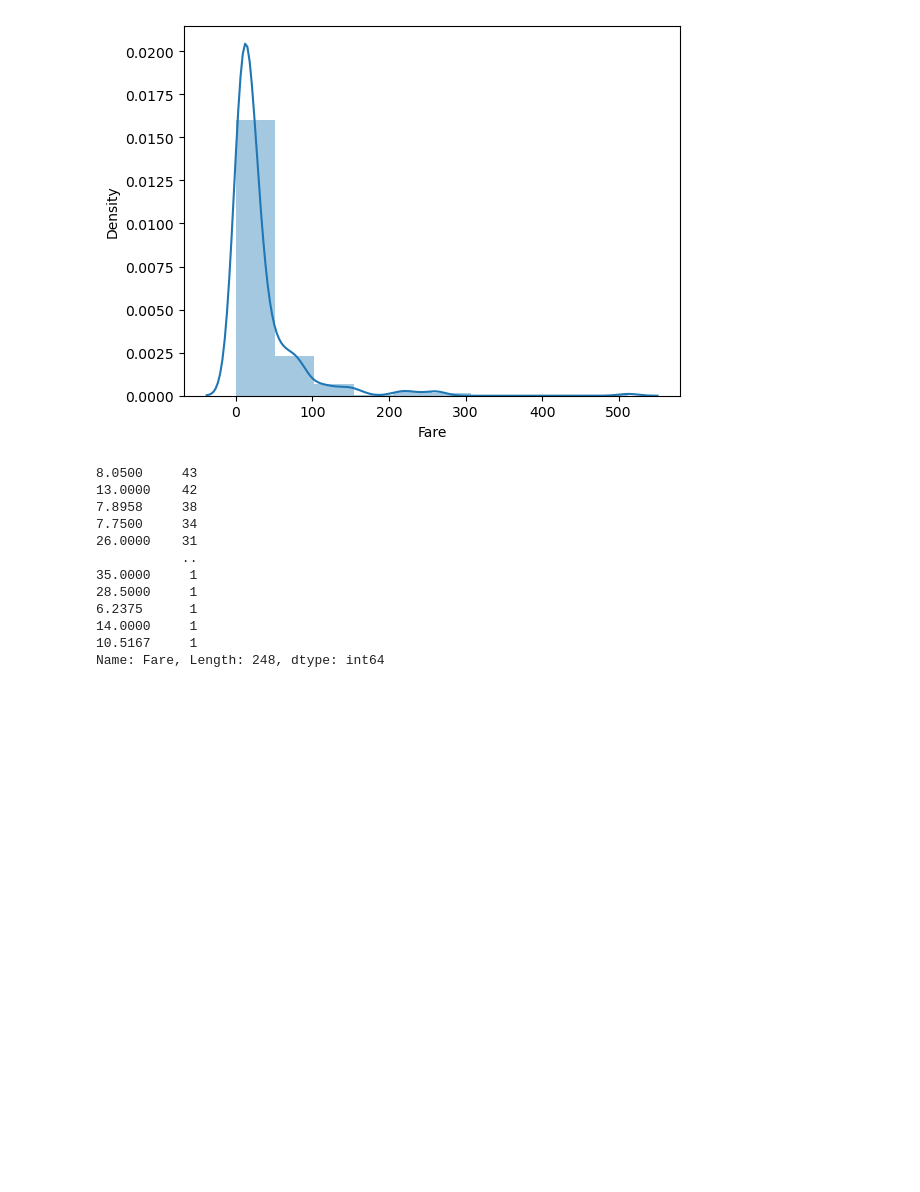
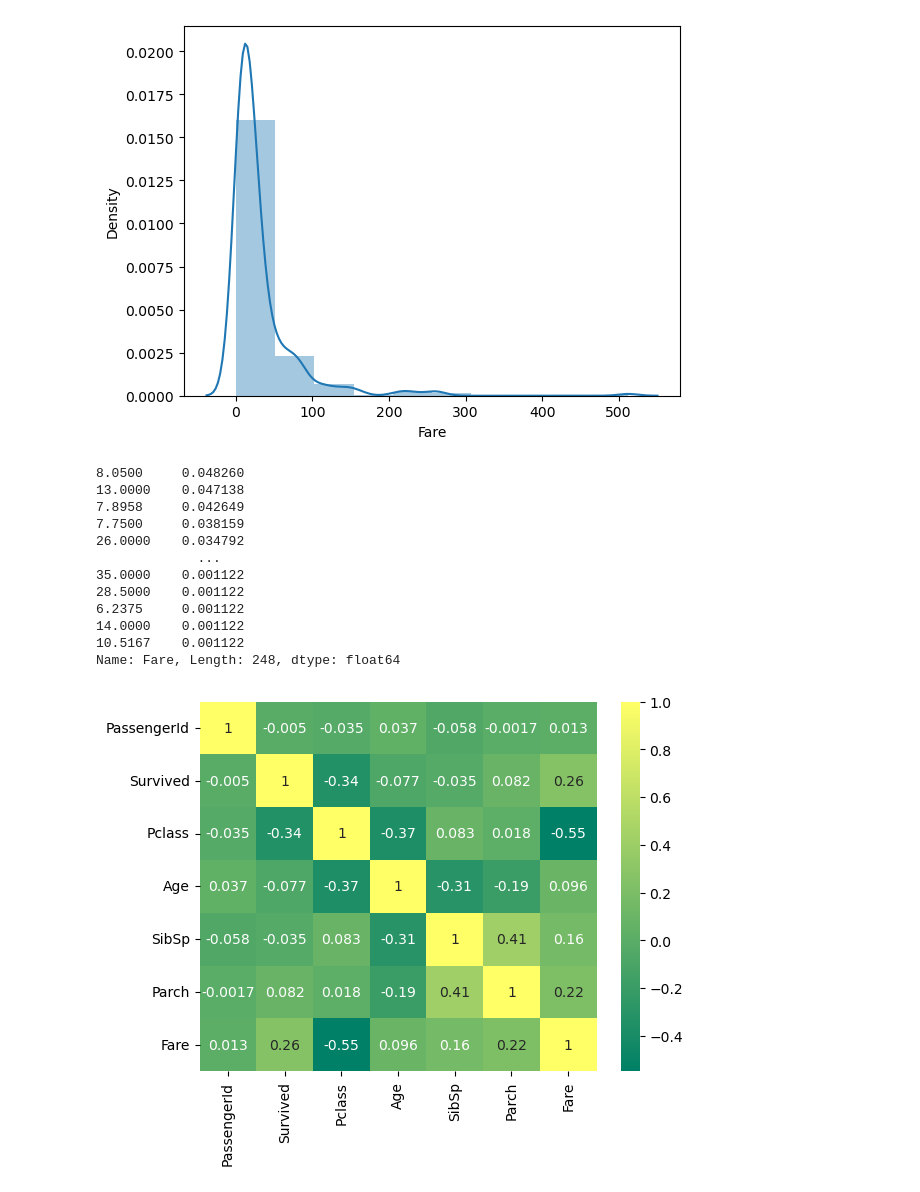
Before and after one commit to pipipik/skillup_01, a Jupyter notebook: DAY7/20240210_DAY7.ipynb, the cells around one changed output. Saved outputs shown, nothing was run; the diff lists cells and outputs as text; code cells hidden in the pictures; blank space fills up the shorter version.

```diff
--- a/DAY7/20240210_DAY7.ipynb
+++ b/DAY7/20240210_DAY7.ipynb
@@ -50,17 +50,22 @@ plt.show()
 # %% [output]
 [figure]
 # %%
-train["Fare"].value_counts()
+train["Fare"].value_counts(15)
 # %% [output]
-8.0500     43
-13.0000    42
-7.8958     38
-7.7500     34
-26.0000    31
-           ..
-35.0000     1
-28.5000     1
-6.2375      1
-14.0000     1
-10.5167     1
-Name: Fare, Length: 248, dtype: int64
+8.0500     0.048260
+13.0000    0.047138
+7.8958     0.042649
+7.7500     0.038159
+26.0000    0.034792
+             ...
+35.0000    0.001122
+28.5000    0.001122
+6.2375     0.001122
+14.0000    0.001122
+10.5167    0.001122
+Name: Fare, Length: 248, dtype: float64
+# %%
+sns.heatmap(train.corr(), cmap = "summer", annot = True)
+plt.show()
+# %% [output]
+[figure, added]
```
Also changed, not shown: parts of 3 cells of this notebook.
